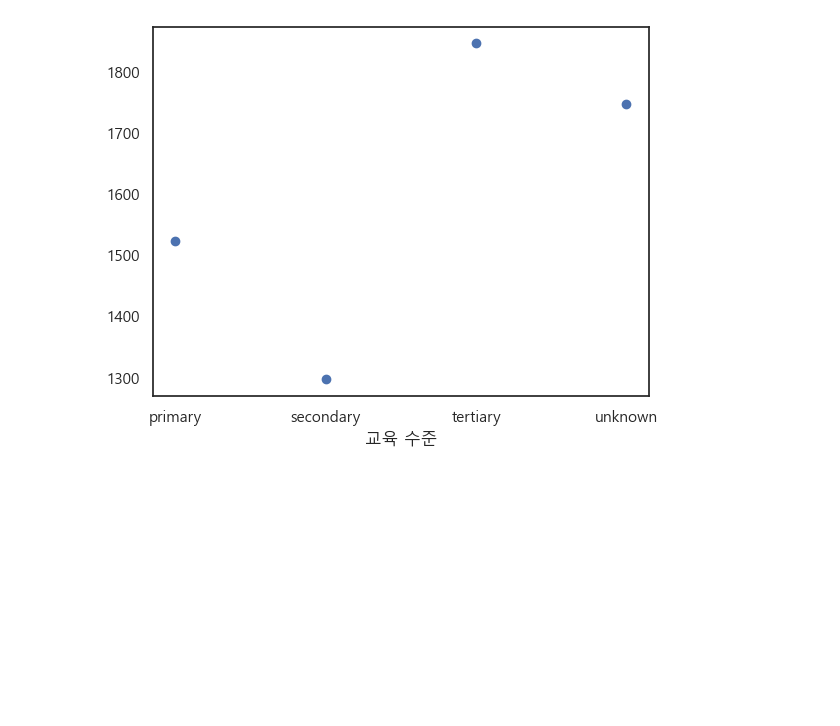
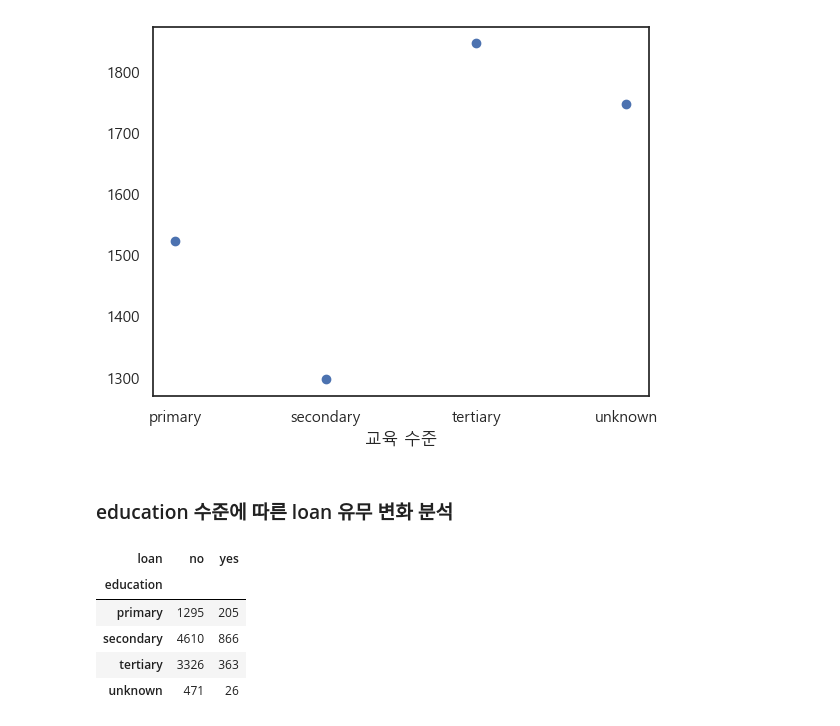
Before and after one commit to HuiseongK/Bank, a Jupyter notebook: bank..ipynb, the cells around one changed output. Cells and saved outputs as stored; diff of their text form; code cells hidden in the pictures; blank space fills up the shorter version.

```diff
--- a/bank..ipynb
+++ b/bank..ipynb
@@ -604,0 +716,14 @@ edu = df['education']
+# %% [markdown]
+### education 수준에 따른 loan 유무 변화 분석
+# %%
+# 카이제곱 검정을 위한 분할표 생성
+
+edu_loan_contingency_table = pd.crosstab(df['education'], df['loan'])
+edu_loan_contingency_table
+# %% [output]
+| loan | no | yes |
+| education |  |  |
+| primary | 1295 | 205 |
+| secondary | 4610 | 866 |
+| tertiary | 3326 | 363 |
+| unknown | 471 | 26 |
```
Also changed, not shown: parts of 20 cells of this notebook.
